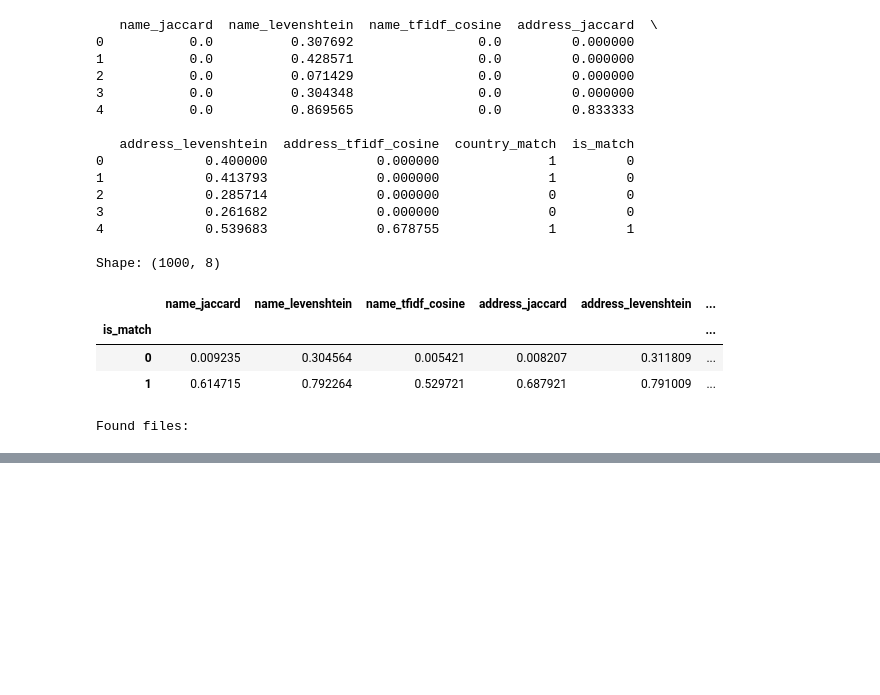
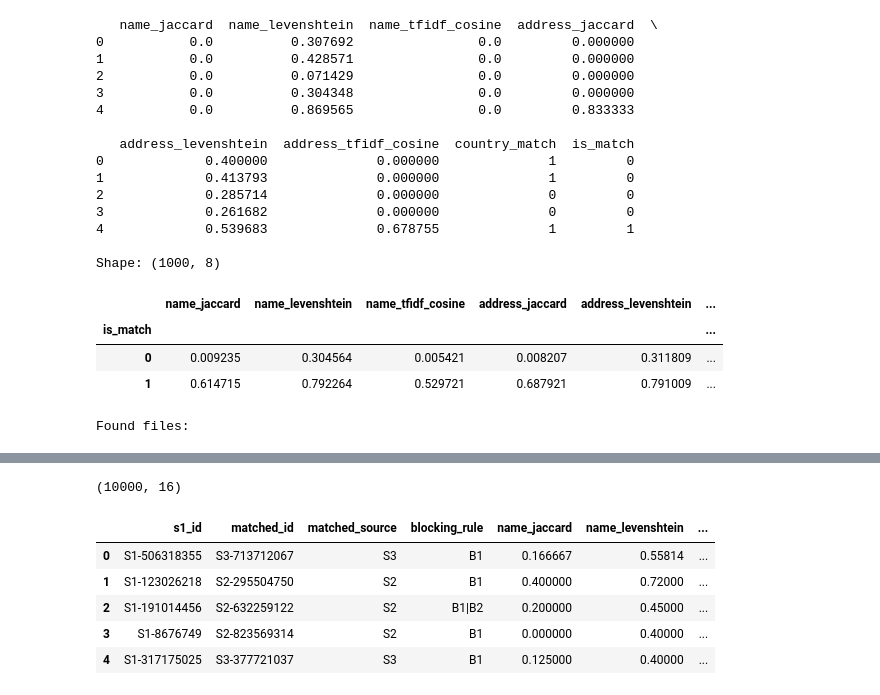
Before and after one commit to rkahrya1311/amazon-ml-challenge-2026, a Jupyter notebook: arun_feature.ipynb, the cells around one changed output, grey strips where cells are left out. Saved outputs shown, nothing was run; the diff lists cells and outputs as text; code cells hidden in the pictures; blank space fills up the shorter version.

```diff
--- a/arun_feature.ipynb
+++ b/arun_feature.ipynb
@@ -2217,0 +2724,80 @@ Found files:
+# %%
+from rapidfuzz.fuzz import token_set_ratio
+
+def normalized_length_diff(a, b):
+    a = clean_text(a)
+    b = clean_text(b)
+
+    if not a or not b:
+        return 1.0
+
+    max_len = max(len(a), len(b))
+
+    return abs(len(a) - len(b)) / max_len
+
+
+# Create lookup records
+def get_record_fast(entity_id, source):
+    if source == "S2":
+        return s2_lookup.loc[entity_id]
+    else:
+        return s3_lookup.loc[entity_id]
+
+
+name_token_set_values = []
+address_token_set_values = []
+name_length_diff_values = []
+address_length_diff_values = []
+
+for _, row in candidates_test.iterrows():
+
+    r1 = s1_lookup.loc[row["s1_id"]]
+    r2 = get_record_fast(
+        row["matched_id"],
+        row["matched_source"]
+    )
+
+    name_token_set_values.append(
+        token_set_ratio(
+            clean_text(r1["business_name"]),
+            clean_text(r2["business_name"])
+        ) / 100
+    )
+
+    address_token_set_values.append(
+        token_set_ratio(
+            clean_text(r1["business_address"]),
+            clean_text(r2["business_address"])
+        ) / 100
+    )
+
+    name_length_diff_values.append(
+        normalized_length_diff(
+            r1["business_name"],
+            r2["business_name"]
+        )
+    )
+
+    address_length_diff_values.append(
+        normalized_length_diff(
+            r1["business_address"],
+            r2["business_address"]
+        )
+    )
+
+
+features_10k["name_token_set_ratio"] = name_token_set_values
+features_10k["address_token_set_ratio"] = address_token_set_values
+features_10k["name_length_diff"] = name_length_diff_values
+features_10k["address_length_diff"] = address_length_diff_values
+
+print(features_10k.shape)
+display(features_10k.head())
+# %% [output]
+(10000, 16)
+|  | s1_id | matched_id | matched_source | blocking_rule | name_jaccard | name_levenshtein | ... |
+| 0 | S1-506318355 | S3-713712067 | S3 | B1 | 0.166667 | 0.55814 | ... |
+| 1 | S1-123026218 | S2-295504750 | S2 | B1 | 0.400000 | 0.72000 | ... |
+| 2 | S1-191014456 | S2-632259122 | S2 | B1|B2 | 0.200000 | 0.45000 | ... |
+| 3 | S1-8676749 | S2-823569314 | S2 | B1 | 0.000000 | 0.40000 | ... |
+| 4 | S1-317175025 | S3-377721037 | S3 | B1 | 0.125000 | 0.40000 | ... |
```
Also changed, not shown: parts of 31 cells of this notebook.
